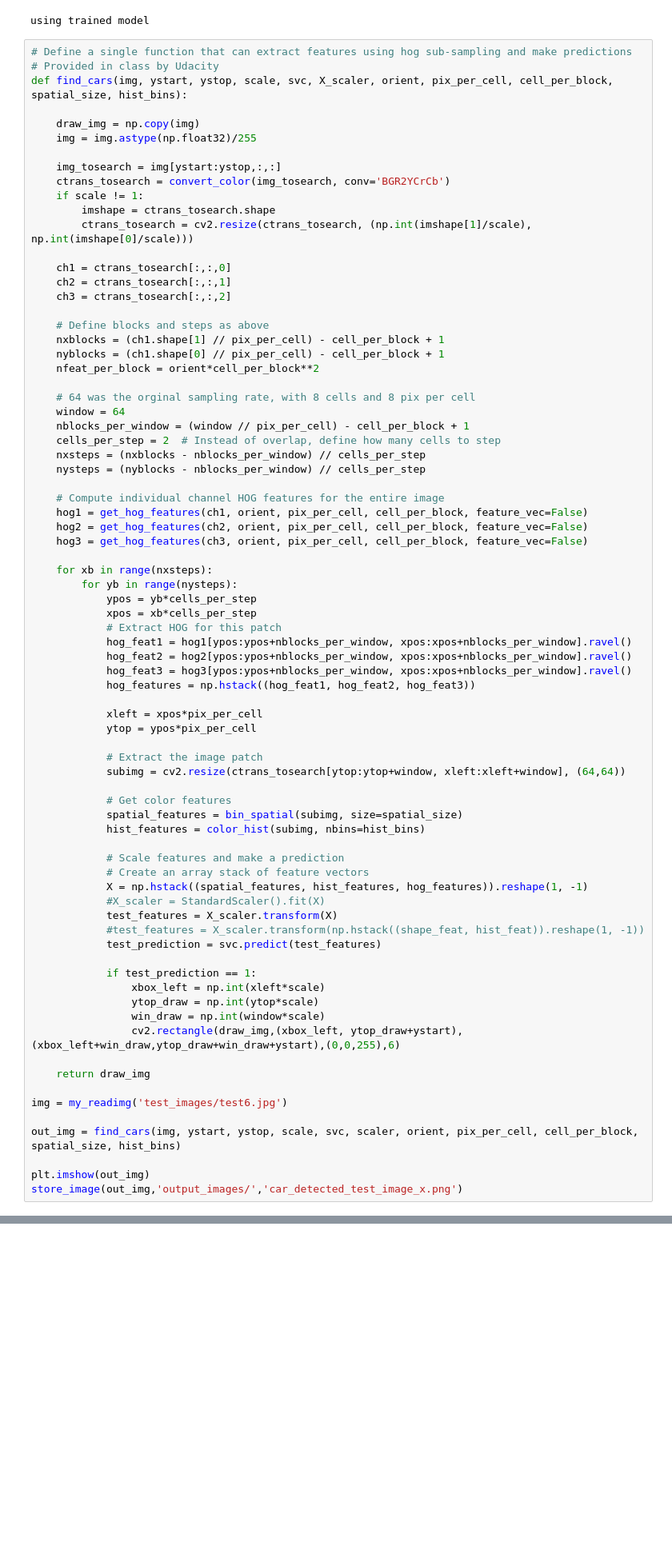
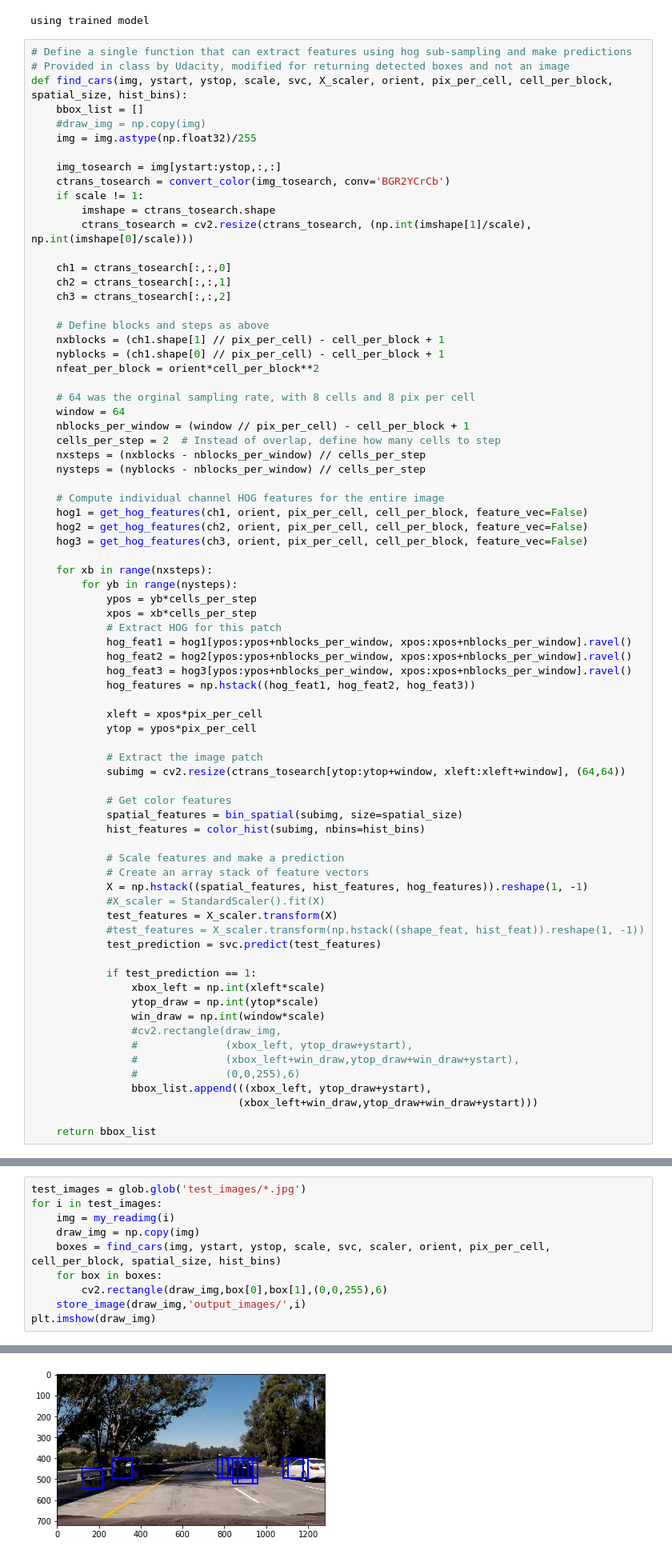
Before and after one commit to ahubi/CarND-Vehicle-Detection, a Jupyter notebook: vehicle_detection.ipynb, the cells around one changed output, grey strips where cells are left out. Shown at 80% size. Saved outputs shown, nothing was run; the diff lists cells and outputs as text; blank space fills up the shorter version.

```diff
--- a/vehicle_detection.ipynb
+++ b/vehicle_detection.ipynb
@@ -320,10 +353,10 @@ svc, scaler = train_svc(cars, notcars)
 using trained model
 # %%
 # Define a single function that can extract features using hog sub-sampling and make predictions
-# Provided in class by Udacity
+# Provided in class by Udacity, modified for returning detected boxes and not an image
 def find_cars(img, ystart, ystop, scale, svc, X_scaler, orient, pix_per_cell, cell_per_block, spatial_size, hist_bins):
-
-    draw_img = np.copy(img)
+    bbox_list = []
+    #draw_img = np.copy(img)
     img = img.astype(np.float32)/255
 
     img_tosearch = img[ystart:ystop,:,:]
@@ -385,13 +418,11 @@ def find_cars(img, ystart, ystop, scale, svc, X_scaler, orient, pix_per_cell, ce
                 xbox_left = np.int(xleft*scale)
                 ytop_draw = np.int(ytop*scale)
                 win_draw = np.int(window*scale)
-                cv2.rectangle(draw_img,(xbox_left, ytop_draw+ystart),(xbox_left+win_draw,ytop_draw+win_draw+ystart),(0,0,255),6)
+                #cv2.rectangle(draw_img,
+                #              (xbox_left, ytop_draw+ystart),
+                #              (xbox_left+win_draw,ytop_draw+win_draw+ystart),
+                #              (0,0,255),6)
+                bbox_list.append(((xbox_left, ytop_draw+ystart),
+                                 (xbox_left+win_draw,ytop_draw+win_draw+ystart)))
 
-    return draw_img
-
-img = my_readimg('test_images/test6.jpg')
-
-out_img = find_cars(img, ystart, ystop, scale, svc, scaler, orient, pix_per_cell, cell_per_block, spatial_size, hist_bins)
-
-plt.imshow(out_img)
-store_image(out_img,'output_images/','car_detected_test_image_x.png')
+    return bbox_list
@@ -415,0 +431,11 @@ def process_image(img):
+# %%
+test_images = glob.glob('test_images/*.jpg')
+for i in test_images:
+    img = my_readimg(i)
+    draw_img = np.copy(img)
+    boxes = find_cars(img, ystart, ystop, scale, svc, scaler, orient, pix_per_cell, cell_per_block, spatial_size, hist_bins)
+    for box in boxes:
+        cv2.rectangle(draw_img,box[0],box[1],(0,0,255),6)
+    store_image(draw_img,'output_images/',i)
+plt.imshow(draw_img)
+# %% [output]
@@ -415,0 +443 @@ def process_image(img):
+[figure, added]
```
Also changed, not shown: parts of 10 cells of this notebook, 8 other files.
